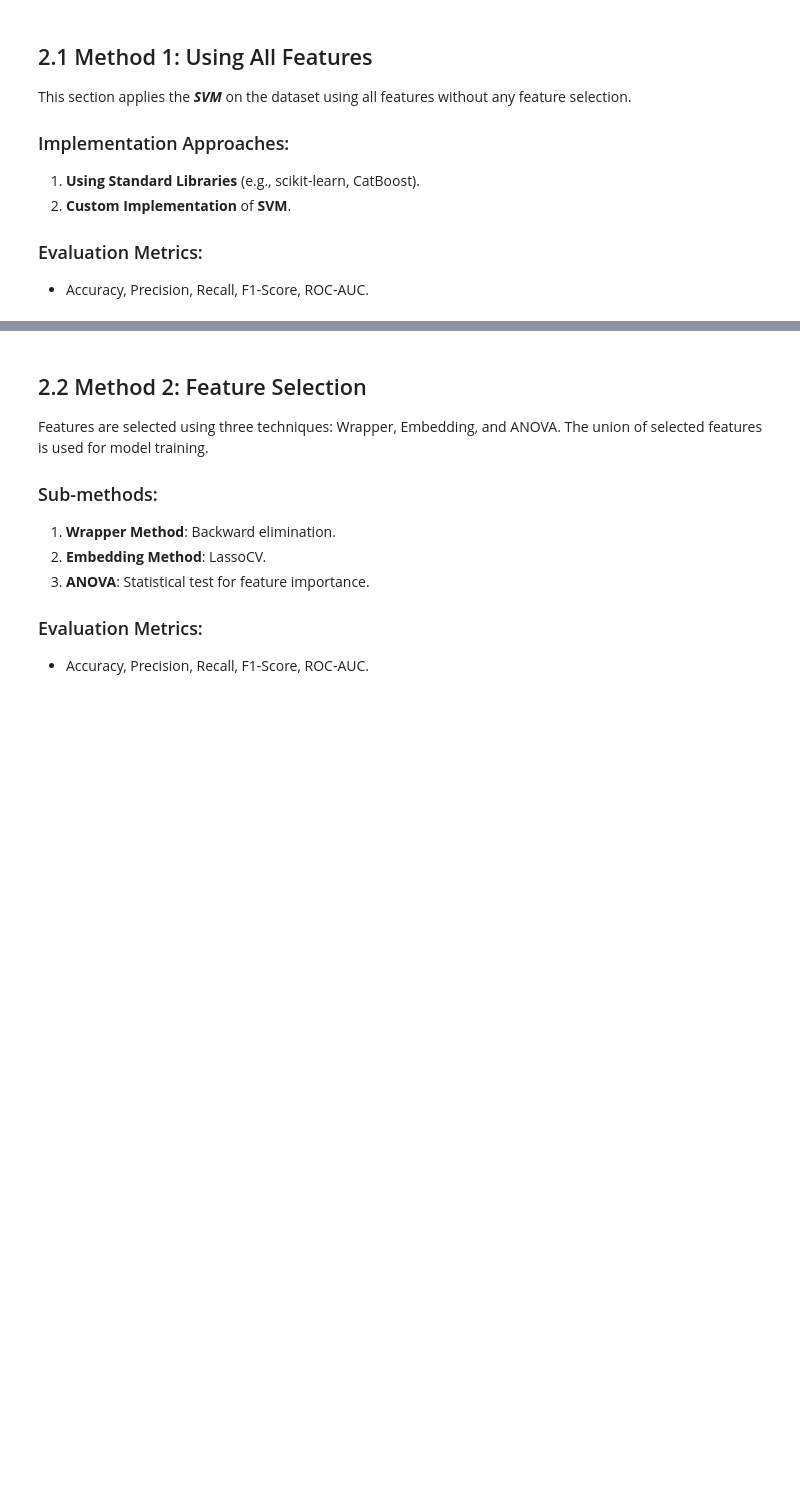
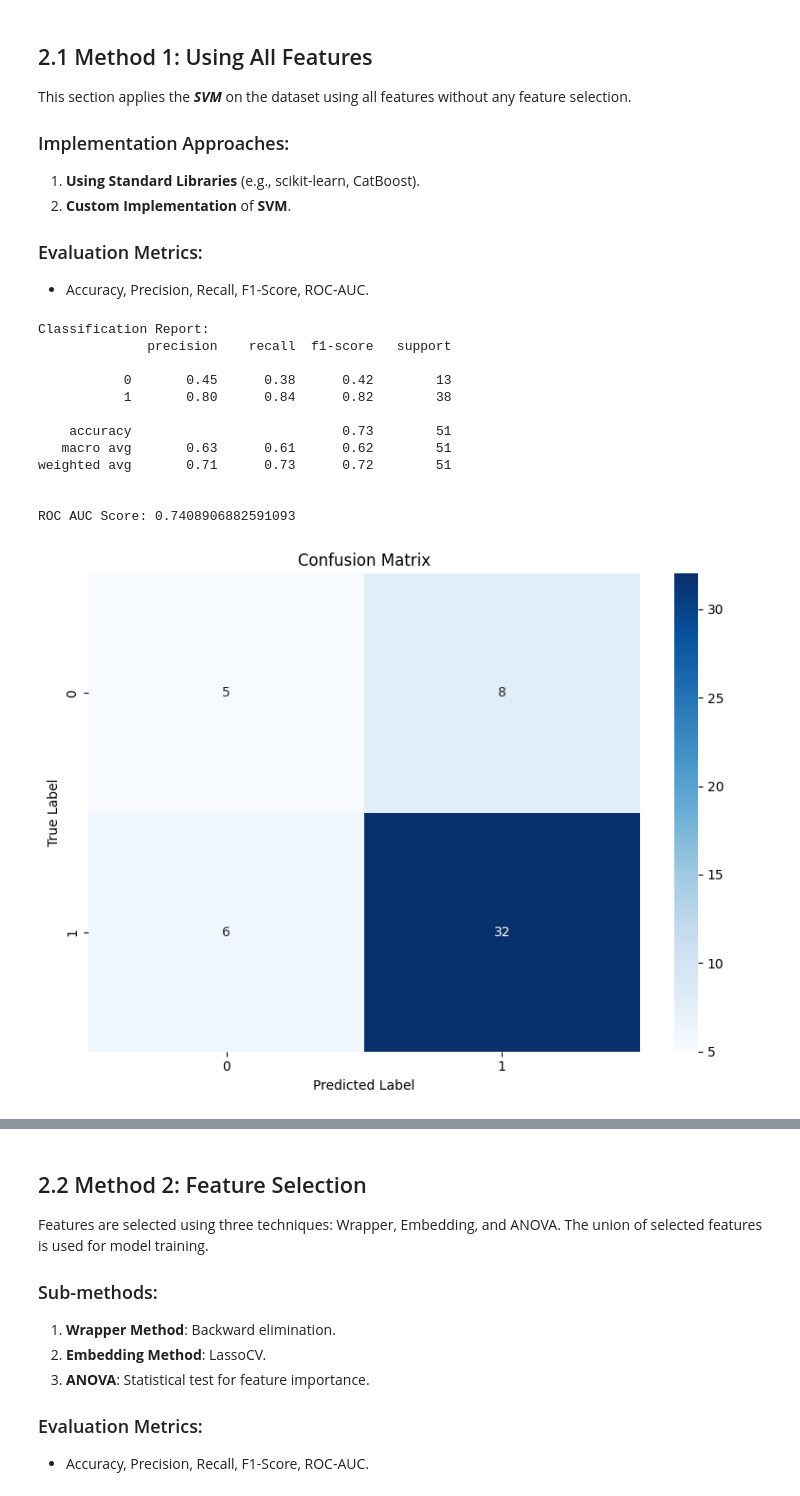
Before and after one commit to SecurDrgorP/ParkinsonML, a Jupyter notebook: ImplSVM.ipynb, the cells around one changed output, grey strips where cells are left out. Drawn from its saved outputs; the diff is of its cells as text; code cells hidden in the pictures; blank space fills up the shorter version.

```diff
--- a/ImplSVM.ipynb
+++ b/ImplSVM.ipynb
@@ -27,3 +108,51 @@ This section applies the ***SVM*** on the dataset using all features without any
 
 ### Evaluation Metrics:
 - Accuracy, Precision, Recall, F1-Score, ROC-AUC.
+# %%
+
+# Initialize and train the Support Vector Classifier (SVC)
+svc_classifier = SVC(
+    random_state=42,
+    probability=True  # Enables probability estimates for ROC AUC score
+)
+svc_classifier.fit(X_train_resampled, y_train_resampled)
+
+# Predictions
+y_pred = svc_classifier.predict(X_test)
+
+# Evaluation Metrics
+print("\nClassification Report:")
+AllFeatures_SVC_report = classification_report(y_test, y_pred)
+print(AllFeatures_SVC_report)
+
+# ROC AUC Score
+if len(set(y_test)) == 2:  # Check if binary classification for ROC AUC
+    y_prob = svc_classifier.predict_proba(X_test)[:, 1]  # Use probabilities for ROC AUC calculation
+    roc_auc = roc_auc_score(y_test, y_prob)
+    print(f"\nROC AUC Score: {roc_auc}")
+else:
+    print("\nROC AUC Score: Not applicable for multi-class classification")
+
+# Confusion Matrix
+cm = confusion_matrix(y_test, y_pred)
+plt.figure(figsize=(8, 6))
+sns.heatmap(cm, annot=True, fmt='d', cmap='Blues')
+plt.title('Confusion Matrix')
+plt.xlabel('Predicted Label')
+plt.ylabel('True Label')
+plt.tight_layout()
+plt.show()
+# %% [output]
+Classification Report:
+              precision    recall  f1-score   support
+
+           0       0.45      0.38      0.42        13
+           1       0.80      0.84      0.82        38
+
+    accuracy                           0.73        51
+   macro avg       0.63      0.61      0.62        51
+weighted avg       0.71      0.73      0.72        51
+
+
+ROC AUC Score: 0.7408906882591093
+[figure, added]
```
Also changed, not shown: parts of 5 cells of this notebook, 13 other files.
